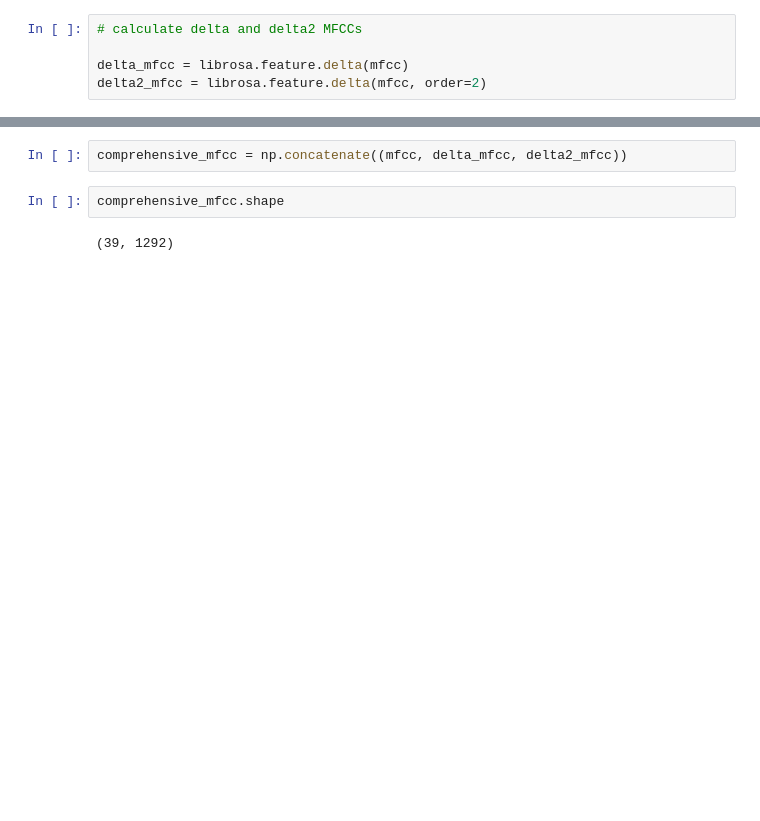
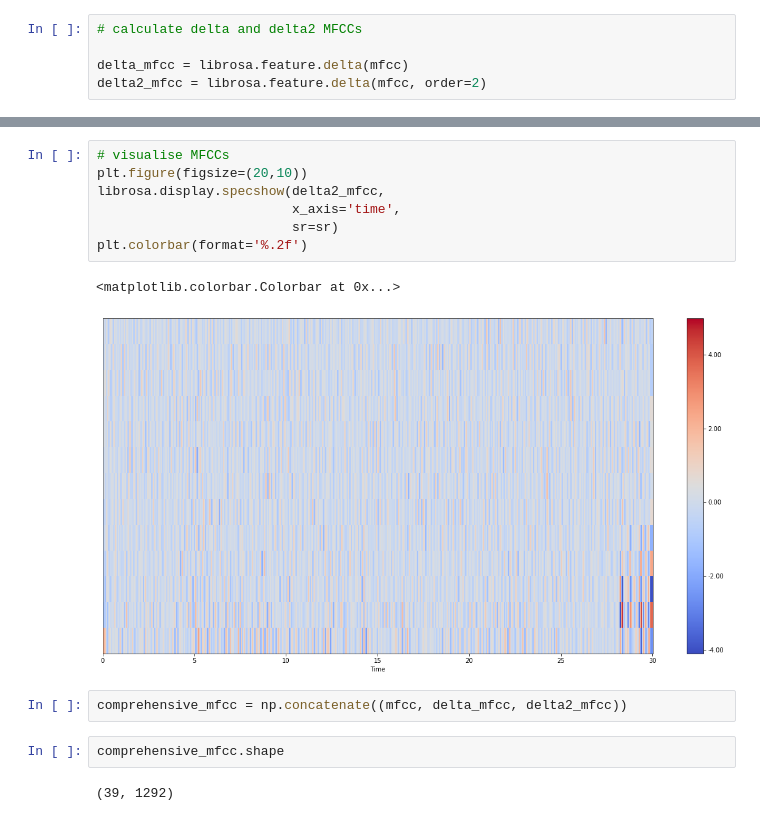
Before and after one commit to SidSaxena/audio-processing, a Jupyter notebook: mfcc.ipynb, the cells around one changed output, grey strips where cells are left out. Cells and saved outputs as stored; diff of their text form; blank space fills up the shorter version.

```diff
--- a/mfcc.ipynb
+++ b/mfcc.ipynb
@@ -42,3 +56,13 @@ plt.colorbar()
+# %%
+# visualise MFCCs
+plt.figure(figsize=(20,10))
+librosa.display.specshow(delta2_mfcc,
+                         x_axis='time',
+                         sr=sr)
+plt.colorbar(format='%.2f')
+# %% [output]
+<matplotlib.colorbar.Colorbar at 0x...>
+[figure, added]
 # %%
 comprehensive_mfcc = np.concatenate((mfcc, delta_mfcc, delta2_mfcc))
 # %%
```
Also changed, not shown: parts of 7 cells of this notebook.
